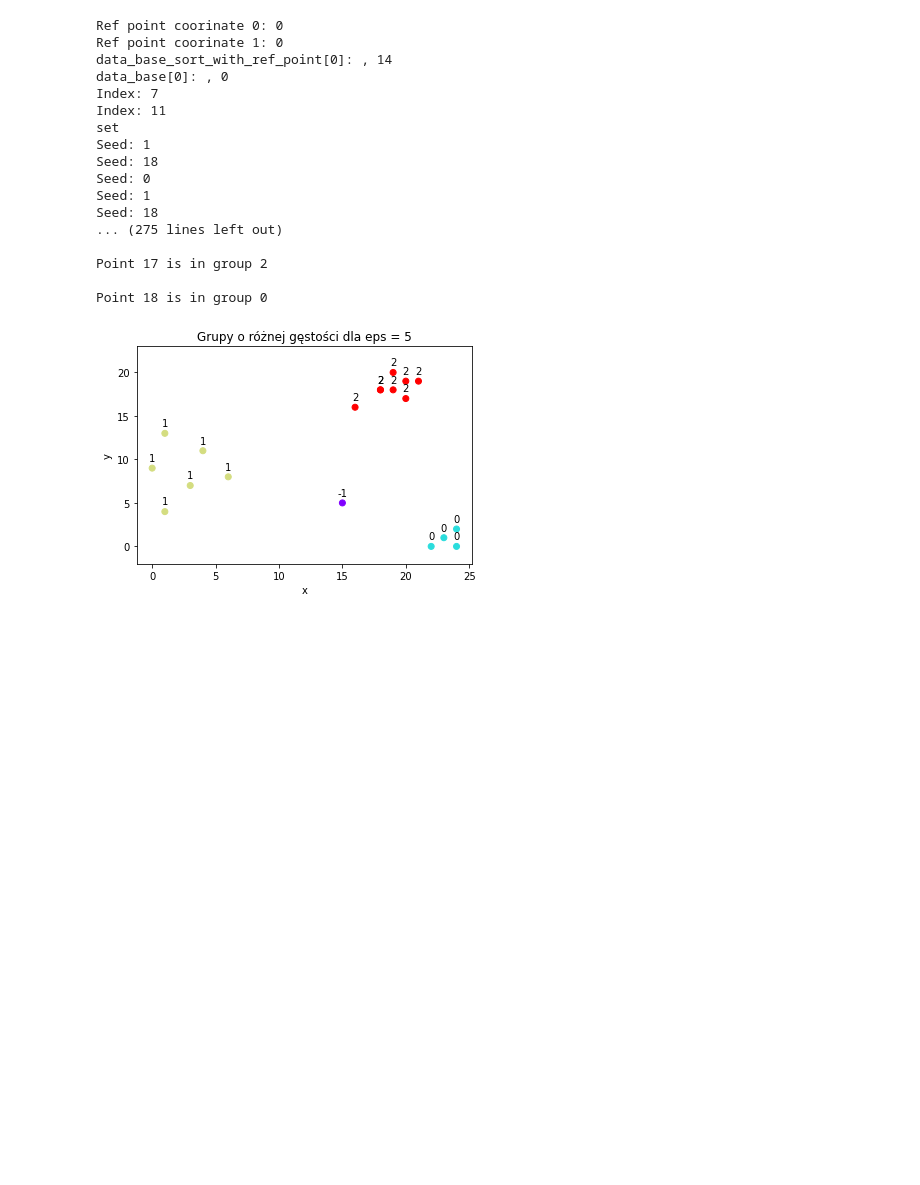
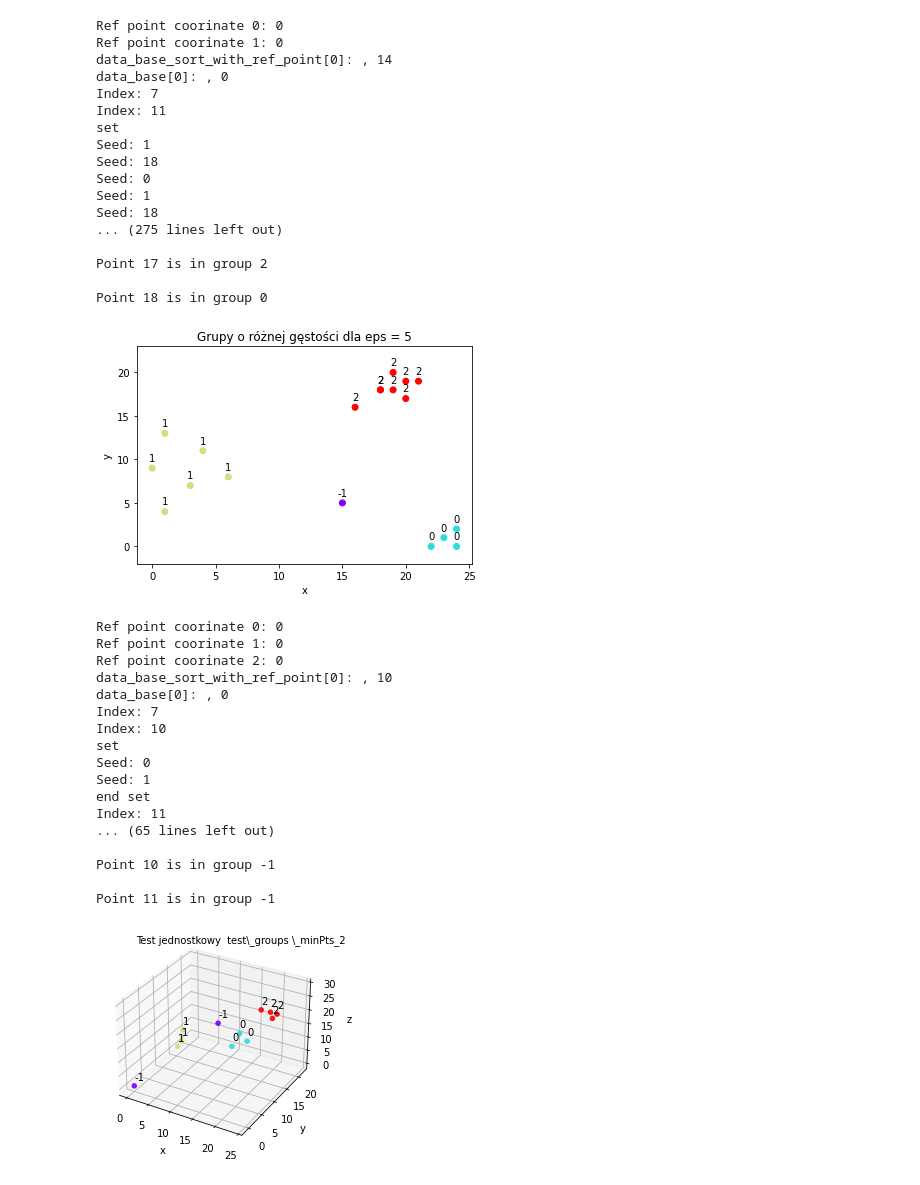
Before and after one commit to egi-megi/TIDBSCAN, a Jupyter notebook: plots.ipynb, the cells around one changed output. Drawn from its saved outputs; the diff is of its cells as text; code cells hidden in the pictures; blank space fills up the shorter version.

Commit message:
Make plots for unit test of groups and clean code

```diff
--- a/plots.ipynb
+++ b/plots.ipynb
@@ -172,3 +140,70 @@ Point 17 is in group 2
 
 Point 18 is in group 0
 [figure]
+# %%
+from algorythm_tidbscan import algorythm_tidbscan as ti
+
+# Plots for unit tests of groups compute with TiDbscan
+
+fig = plt.figure()
+ax = plt.axes(projection='3d')
+
+# Data for three-dimensional scattered points
+xdata = 22, 23, 24, 3, 4, 5, 20, 18, 19, 21, 0, 10
+ydata = 0, 1, 2, 13, 11, 8, 19, 18, 20, 19, 0, 15
+zdata = 25, 29, 26, 11, 9, 10, 18, 21, 19, 20, 0, 15
+c = 0, 0, 0, 1, 1, 1, 2, 2, 2, 2, -1, -1,
+array = []
+minPts = 2
+eps = 4
+for i in range(0, len(xdata)):
+    array_inner = []
+    array_inner.append(xdata[i])
+    array_inner.append(ydata[i])
+    array_inner.append(zdata[i])
+    array.append(array_inner)
+data_array_diffrent_density = np.array(array)
+data_base_different_density = ti(minPts, eps, data_array_diffrent_density)
+
+xdata_ti = []
+ydata_ti = []
+zdata_ti = []
+c = []
+for point in data_base_different_density:
+    xdata_ti.append(point.coordinates[0])
+    ydata_ti.append(point.coordinates[1])
+    zdata_ti.append(point.coordinates[2])
+    c.append(point.label)
+cdata = []
+for i in range(0, len(c)):
+    cdata.append(c[i]* 8 + 10)
+plot_points = ax.scatter3D(xdata_ti, ydata_ti, zdata_ti, c=cdata, cmap='rainbow', alpha=.9)
+for i in range(0, len(c)):
+    ax.text(xdata[i],ydata[i], zdata[i] + 2, c[i],)
+ax.text2D(0.15, 0.95, "Test jednostkowy  test\_groups \_minPts_2", transform=ax.transAxes)
+ax.set_xlabel('x')
+ax.set_ylabel('y')
+ax.set_zlabel('z')
+plt.ylim([-2, 23])
+
+file_name = 'plots/unit_test_data_plot' + '_minPts_' + str(minPts) + '_eps_' + str(eps) + '.pdf'
+plt.savefig(file_name)
+# %% [output]
+Ref point coorinate 0: 0
+Ref point coorinate 1: 0
+Ref point coorinate 2: 0
+data_base_sort_with_ref_point[0]: , 10
+data_base[0]: , 0
+Index: 7
+Index: 10
+set
+Seed: 0
+Seed: 1
+end set
+Index: 11
+... (65 lines left out)
+
+Point 10 is in group -1
+
+Point 11 is in group -1
+[figure, added]
```
Also changed, not shown: parts of 8 cells of this notebook, 1 other file.
